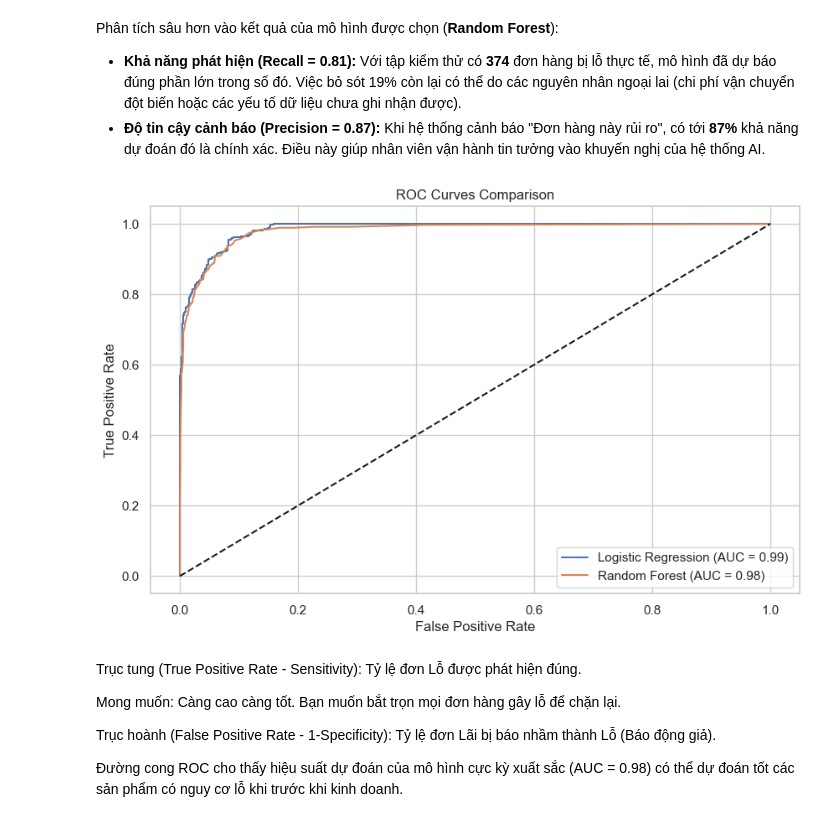
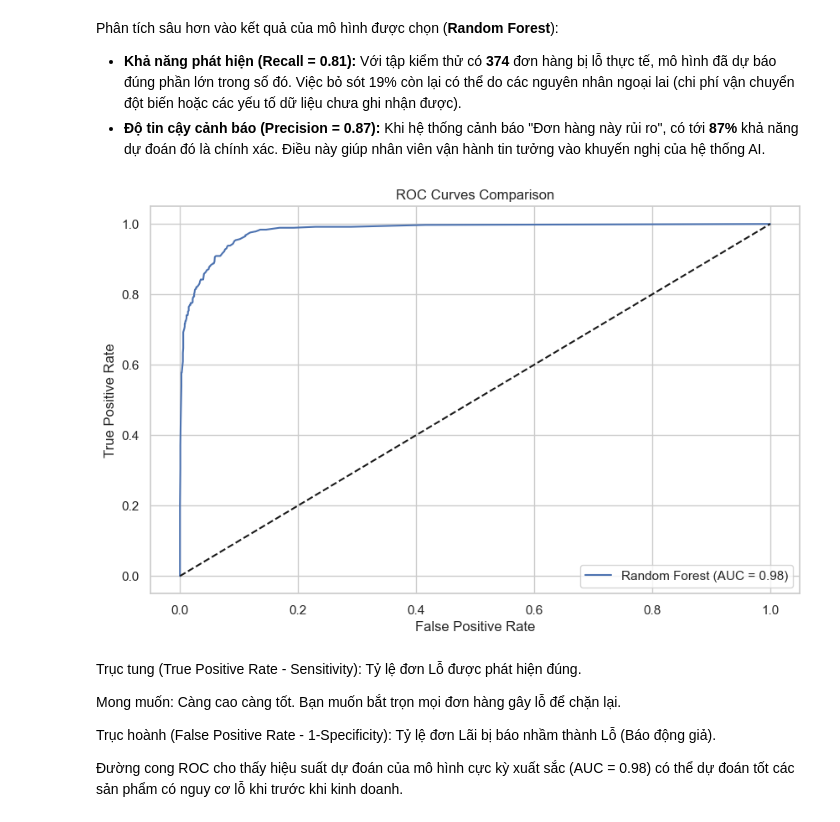
Before and after one commit to TThanhc/Superstore_Sales_Analysis, a Jupyter notebook: Data_CEPA.ipynb, the cells around one changed output. Saved outputs shown, nothing was run; the diff lists cells and outputs as text; code cells hidden in the pictures.

```diff
--- a/Data_CEPA.ipynb
+++ b/Data_CEPA.ipynb
@@ -2288,20 +2288,18 @@ Phân tích sâu hơn vào kết quả của mô hình được chọn (**Random
 # %%
 # ROC Curves
 plt.figure(figsize=(10, 6))
-fpr_log, tpr_log, _ = roc_curve(y_test, y_prob_log)
 fpr_rf, tpr_rf, _ = roc_curve(y_test, y_prob_rf)
 
-plt.plot(fpr_log, tpr_log, label=f'Logistic Regression (AUC = {roc_auc_score(y_test, y_prob_log):.2f})')
 plt.plot(fpr_rf, tpr_rf, label=f'Random Forest (AUC = {roc_auc_score(y_test, y_prob_rf):.2f})')
 
 plt.plot([0, 1], [0, 1], 'k--')
 plt.xlabel('False Positive Rate')
 plt.ylabel('True Positive Rate')
 plt.title('ROC Curves Comparison')
 plt.legend()
 plt.show()
 # %% [output]
-[figure, old version]
+[figure, new version]
 # %% [markdown]
 Trục tung (True Positive Rate - Sensitivity): Tỷ lệ đơn Lỗ được phát hiện đúng.
 
```
Also changed, not shown: parts of 3 cells of this notebook.
